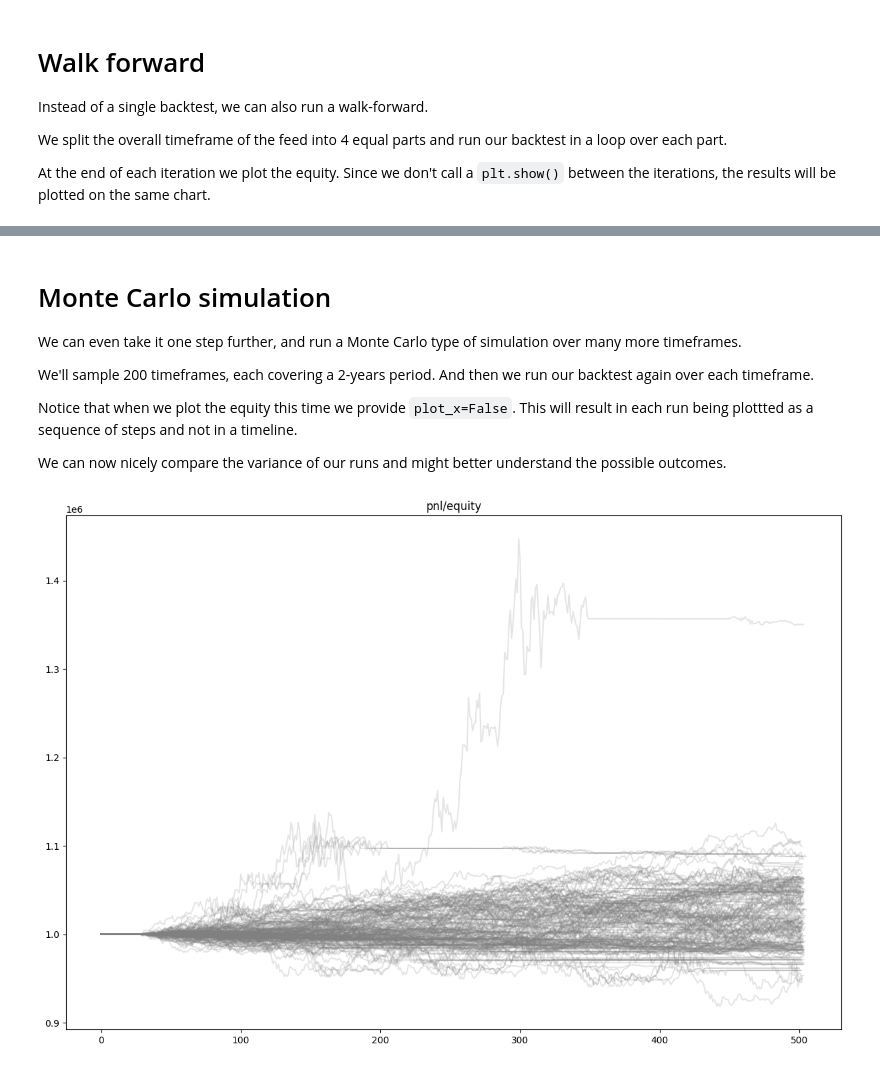
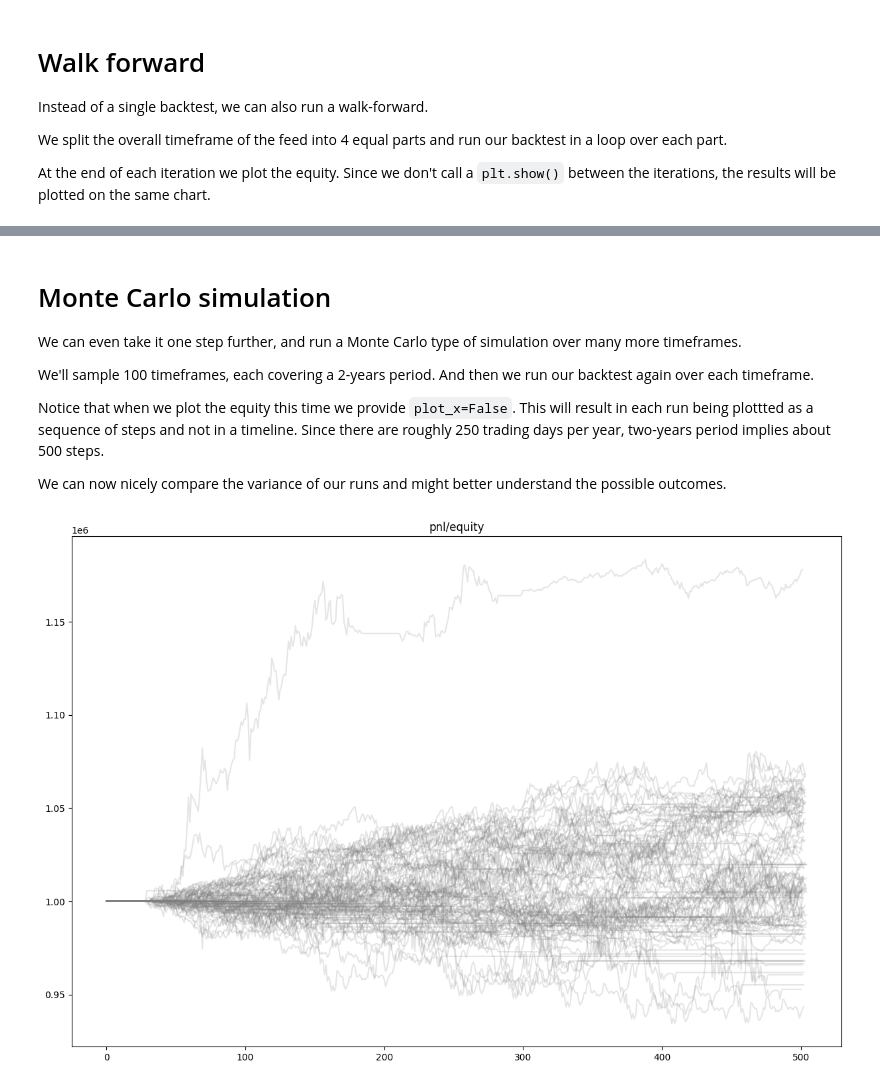
Before and after one commit to neurallayer/roboquant-notebooks, a Jupyter notebook: intro_roboquant.ipynb, the cells around one changed output, grey strips where cells are left out. Drawn from its saved outputs; the diff is of its cells as text; code cells hidden in the pictures.

```diff
--- a/intro_roboquant.ipynb
+++ b/intro_roboquant.ipynb
@@ -87,18 +88,18 @@ for timeframe in feed.timeframe().split(4):
 # Monte Carlo simulation
 We can even take it one step further, and run a Monte Carlo type of simulation over many more timeframes.
 
-We'll sample 200 timeframes, each covering a 2-years period. And then we run our backtest again over each timeframe.
+We'll sample 100 timeframes, each covering a 2-years period. And then we run our backtest again over each timeframe.
 
-Notice that when we plot the equity this time we provide `plot_x=False`. This will result in each run being plottted as a sequence of steps and not in a timeline.
+Notice that when we plot the equity this time we provide `plot_x=False`. This will result in each run being plottted as a sequence of steps and not in a timeline. Since there are roughly 250 trading days per year, two-years period implies about 500 steps.
 
 We can now nicely compare the variance of our runs and might better understand the possible outcomes.
 # %%
 two_year = timedelta(days=365*2)
 
-# sample 200 timeframes, each of two-year period
-timeframes = feed.timeframe().sample(two_year, 200)
+# sample 100 timeframes, each of two-year period
+timeframes = feed.timeframe().sample(two_year, 100)
 
 for timeframe in timeframes:
     run_and_plot_equity(timeframe, plot_x=False, color="grey", alpha=0.2)
 # %% [output]
-[figure, old version]
+[figure, new version]
```
Also changed, not shown: parts of 6 cells of this notebook.
